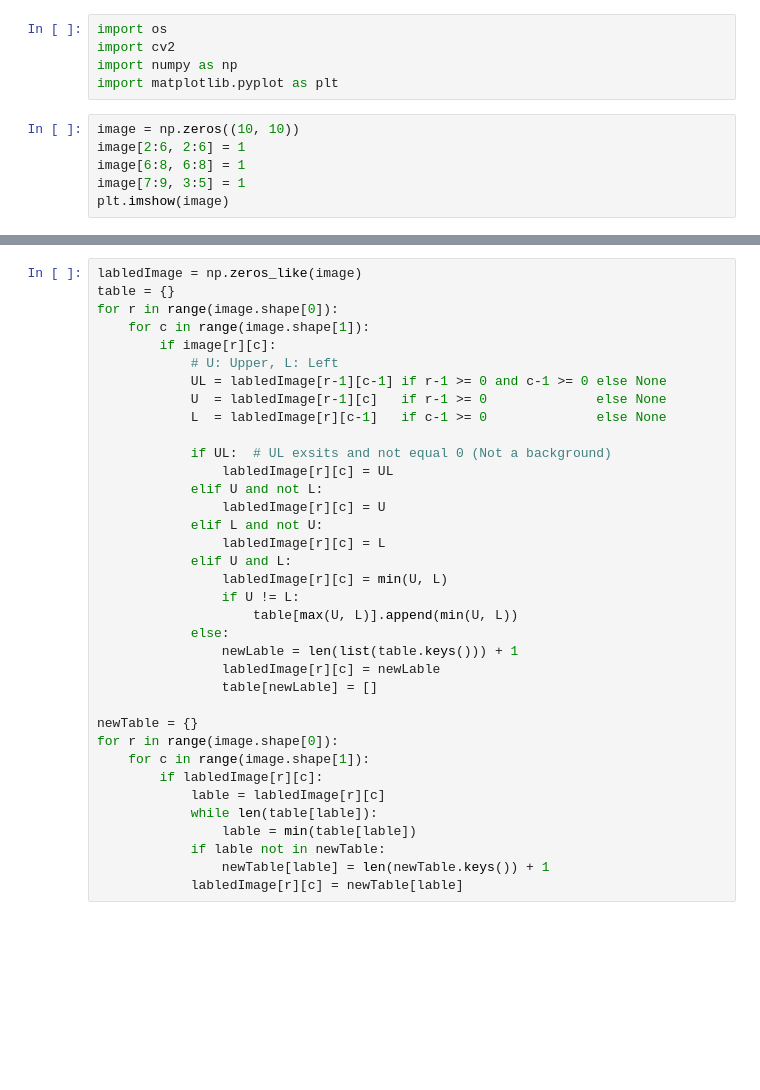
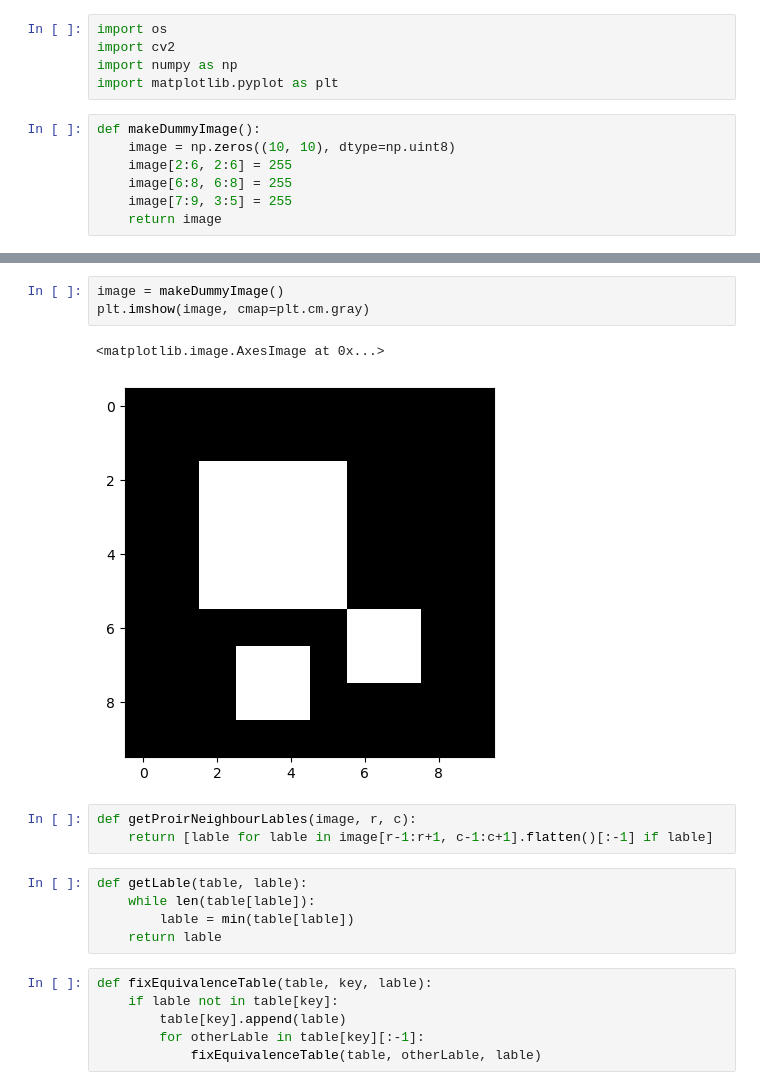
Before and after one commit to MoGomaa/First-Principles-of-Computer-Vision, a Jupyter notebook: 1 - Camera and Imaging/4.3 Segmenting Binary Images/Demo.ipynb, the cells around one changed output, grey strips where cells are left out. Saved outputs shown, nothing was run; the diff lists cells and outputs as text; blank space fills up the shorter version.

```diff
--- a/1 - Camera and Imaging/4.3 Segmenting Binary Images/Demo.ipynb
+++ b/1 - Camera and Imaging/4.3 Segmenting Binary Images/Demo.ipynb
@@ -4,8 +4,9 @@ import cv2
 import numpy as np
 import matplotlib.pyplot as plt
 # %%
-image = np.zeros((10, 10))
-image[2:6, 2:6] = 1
-image[6:8, 6:8] = 1
-image[7:9, 3:5] = 1
-plt.imshow(image)
+def makeDummyImage():
+    image = np.zeros((10, 10), dtype=np.uint8)
+    image[2:6, 2:6] = 255
+    image[6:8, 6:8] = 255
+    image[7:9, 3:5] = 255
+    return image
@@ -15,37 +13,21 @@ plt.imshow(image)
-# %%
-labledImage = np.zeros_like(image)
-table = {}
-for r in range(image.shape[0]):
-    for c in range(image.shape[1]):
-        if image[r][c]:
-            # U: Upper, L: Left
-            UL = labledImage[r-1][c-1] if r-1 >= 0 and c-1 >= 0 else None
-            U  = labledImage[r-1][c]   if r-1 >= 0              else None
-            L  = labledImage[r][c-1]   if c-1 >= 0              else None
-
-            if UL:  # UL exsits and not equal 0 (Not a background)
-                labledImage[r][c] = UL
-            elif U and not L:
-                labledImage[r][c] = U
-            elif L and not U:
-                labledImage[r][c] = L
-            elif U and L:
-                labledImage[r][c] = min(U, L)
-                if U != L:
-                    table[max(U, L)].append(min(U, L))
-            else:
-                newLable = len(list(table.keys())) + 1
-                labledImage[r][c] = newLable
-                table[newLable] = []
-
-newTable = {}
-for r in range(image.shape[0]):
-    for c in range(image.shape[1]):
-        if labledImage[r][c]:
-            lable = labledImage[r][c]
-            while len(table[lable]):
-                lable = min(table[lable])
-            if lable not in newTable:
-                newTable[lable] = len(newTable.keys()) + 1
-            labledImage[r][c] = newTable[lable]
+# %%
+image = makeDummyImage()
+plt.imshow(image, cmap=plt.cm.gray)
+# %% [output]
+<matplotlib.image.AxesImage at 0x...>
+[figure, added]
+# %%
+def getProirNeighbourLables(image, r, c):
+    return [lable for lable in image[r-1:r+1, c-1:c+1].flatten()[:-1] if lable]
+# %%
+def getLable(table, lable):
+    while len(table[lable]):
+        lable = min(table[lable])
+    return lable
+# %%
+def fixEquivalenceTable(table, key, lable):
+    if lable not in table[key]:
+        table[key].append(lable)
+        for otherLable in table[key][:-1]:
+            fixEquivalenceTable(table, otherLable, lable)
 # %%
```
Also changed, not shown: parts of 6 cells of this notebook, 3 other files.
